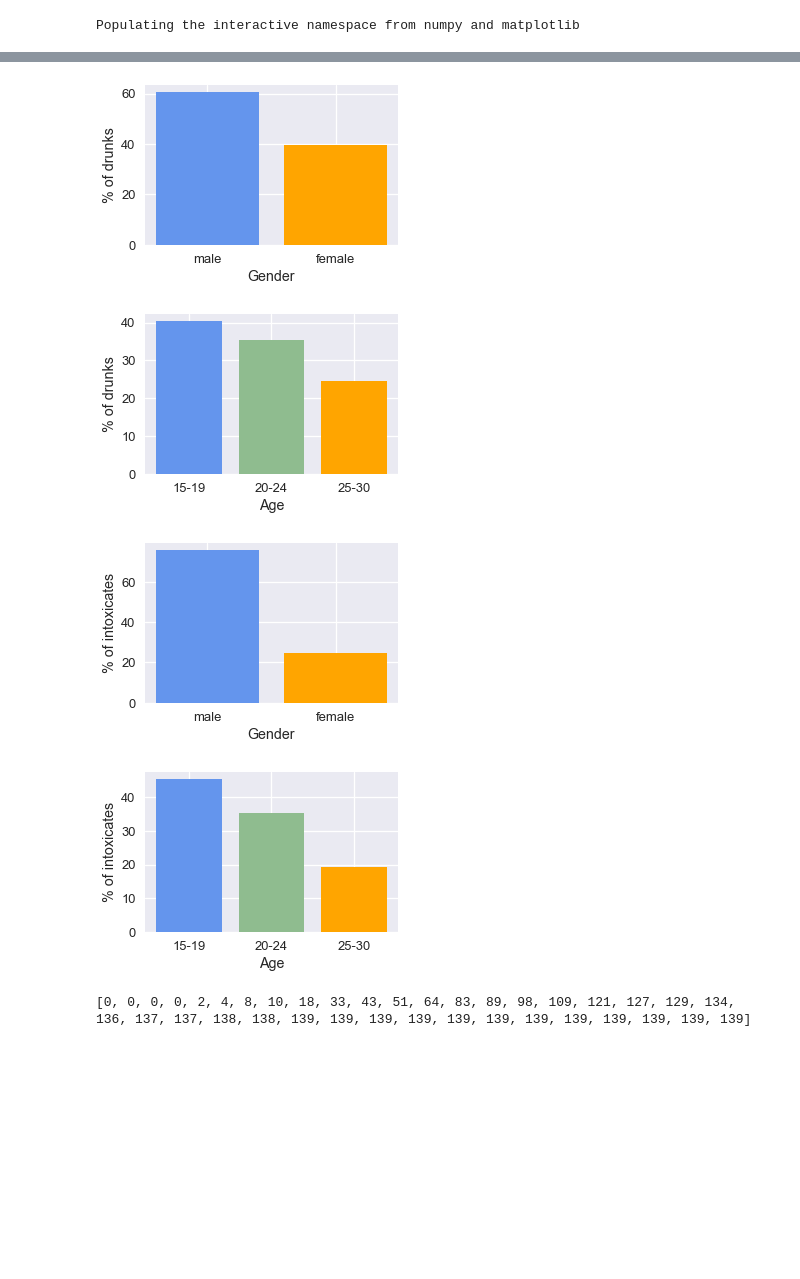
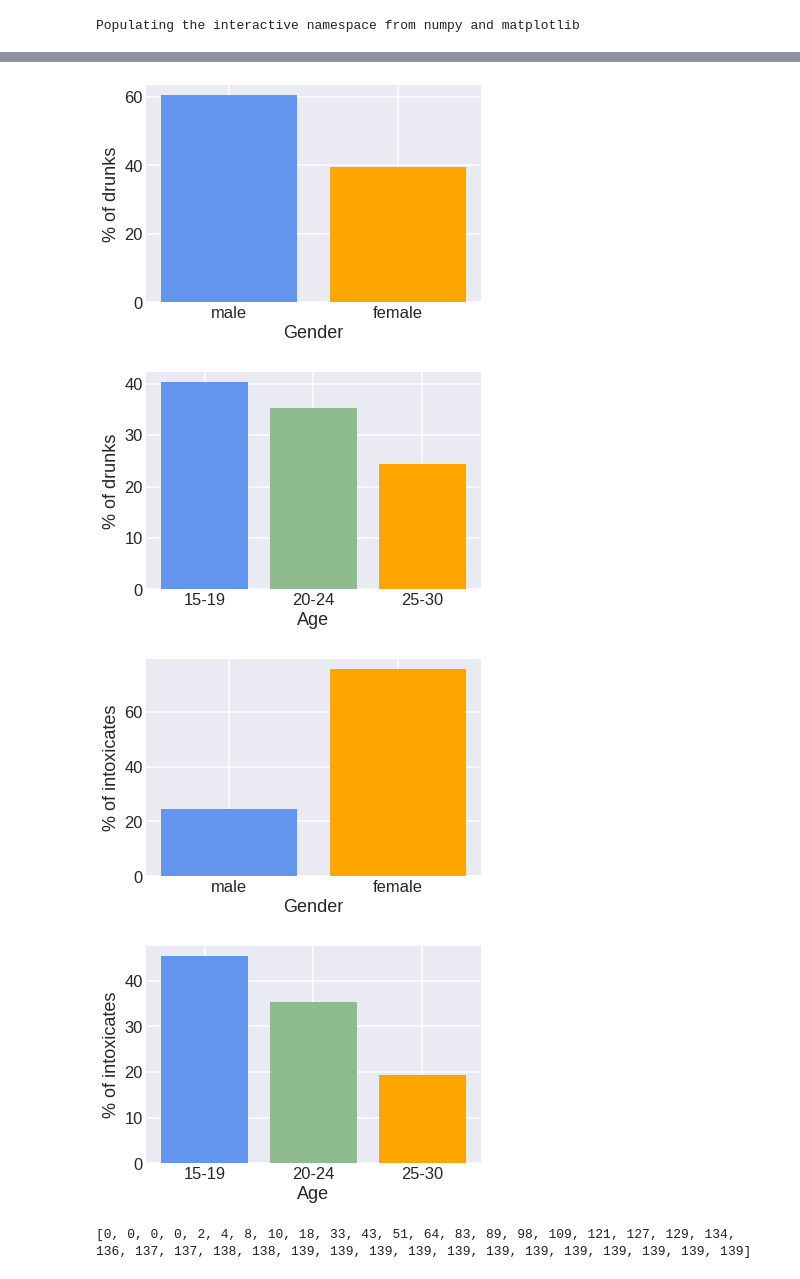
Before and after one commit to amujica/Pubcrawl, a Jupyter notebook: Datos-Sin políticas.ipynb, the cells around one changed output, grey strips where cells are left out. Drawn from its saved outputs; the diff is of its cells as text; code cells hidden in the pictures; blank space fills up the shorter version.

```diff
--- a/Datos-Sin políticas.ipynb
+++ b/Datos-Sin políticas.ipynb
@@ -398,12 +398,12 @@ plt.style.use('seaborn-darkgrid')
 
 
 
-fig, ax = plt.subplots()
+
 
 
 genders_fight_pl = [83.82, 16.18]
 
-plt.subplot(321)
+
 bars = ('male', 'female')
 plt.ylabel('% of fights')
 plt.xlabel('Gender')
@@ -414,7 +414,7 @@ plt.show()
 
 
 ages_fight_pl = [29.41, 45.59, 25.0]
-plt.subplot(322)
+
 bars = ('15-19', '20-24', '25-30')
 plt.ylabel('% of fights')
 plt.xlabel('Age')
@@ -426,7 +426,7 @@ plt.show()
 
 
 gender_drunk_pl = [60.43, 39.57]
-plt.subplot(323)
+
 bars = ('male', 'female')
 plt.ylabel('% of drunks')
 plt.xlabel('Gender')
@@ -437,7 +437,7 @@ plt.show()
 
 
 age_drunk_pl = [40.29, 35.25, 24.46]
-plt.subplot(324)
+
 bars = ('15-19', '20-24', '25-30')
 plt.ylabel('% of drunks')
 plt.xlabel('Age')
@@ -447,8 +447,8 @@ plt.xticks(y_pos, bars)
 plt.show()
 
 
-gender_intoxicate_pl = [75.55, 100-75.55]
-plt.subplot(325)
+gender_intoxicate_pl = [100-75.55,75.55]
+
 bars = ('male', 'female')
 plt.ylabel('% of intoxicates')
 plt.xlabel('Gender')
@@ -458,7 +458,7 @@ plt.xticks(y_pos, bars)
 plt.show()
 
 age_intoxicate_pl = [45.35, 35.25, 100-45.35-35.25]
-plt.subplot(326)
+
 bars = ('15-19', '20-24', '25-30')
 plt.ylabel('% of intoxicates')
 plt.xlabel('Age')
@@ -474,7 +474,7 @@ fig.tight_layout()
-[figure, old version]
+[figure, new version]
-[figure, old version]
+[figure, new version]
-[figure, old version]
+[figure, new version]
-[figure, old version]
+[figure, new version]
 # %%
 plt.style.use('seaborn-darkgrid')
 fights_step = [0, 0, 0, 0, 1, 2, 4, 7, 9, 9, 11, 12, 12, 15, 18, 18, 21, 24, 27, 27, 28, 28, 32, 33, 34, 34, 34, 34, 34, 34, 34, 34, 34, 34, 34, 34, 34, 34]
```
Also changed, not shown: parts of 1 cell of this notebook, 5 other files.
